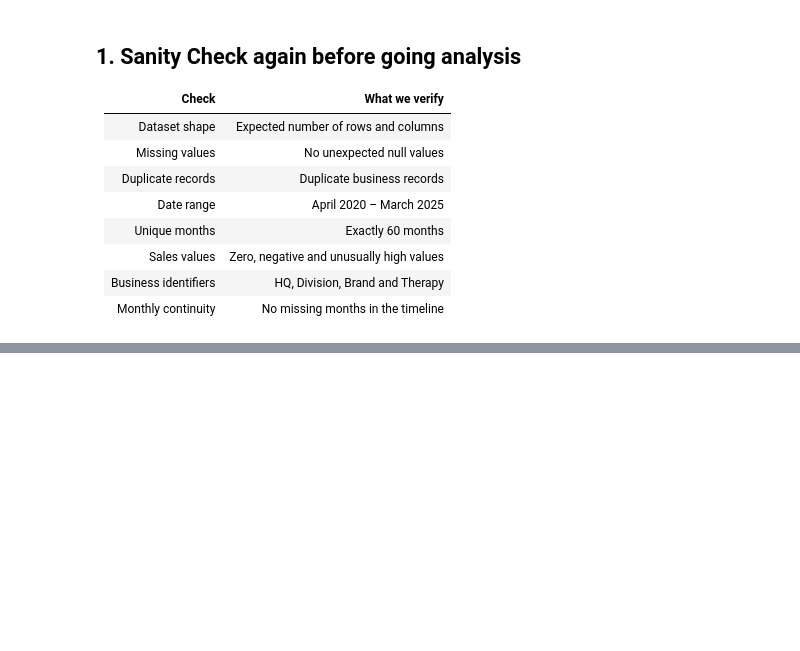
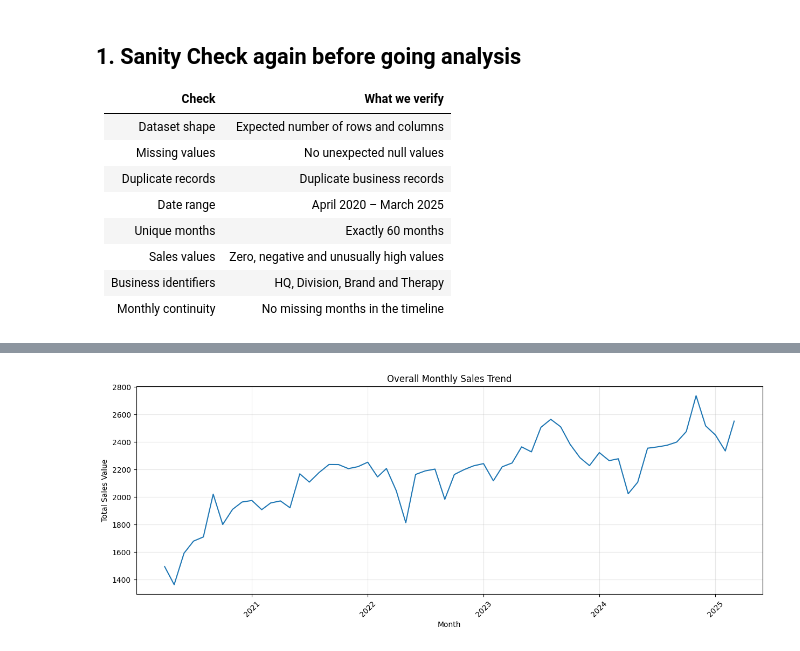
Before and after one commit to Pulakspbl/project_GCI, a Jupyter notebook: project_forecast.ipynb, the cells around one changed output, grey strips where cells are left out. Drawn from its saved outputs; the diff is of its cells as text; code cells hidden in the pictures; blank space fills up the shorter version.

```diff
--- a/project_forecast.ipynb
+++ b/project_forecast.ipynb
@@ -253,0 +318,24 @@ memory usage: 40.8+ MB
+# %%
+#Time-based EDA
+monthly_sales = (
+    df_v_long.groupby('Month')['Sales_val']
+    .sum()
+    .reset_index()
+)
+
+plt.figure(figsize=(15, 5))
+
+sns.lineplot(
+    data=monthly_sales,
+    x='Month',
+    y='Sales_val'
+)
+
+plt.title('Overall Monthly Sales Trend')
+plt.xlabel('Month')
+plt.ylabel('Total Sales Value')
+plt.xticks(rotation=45)
+plt.grid(alpha=0.3)
+plt.show()
+# %% [output]
+[figure, added]
```
Also changed, not shown: parts of 22 cells of this notebook.
